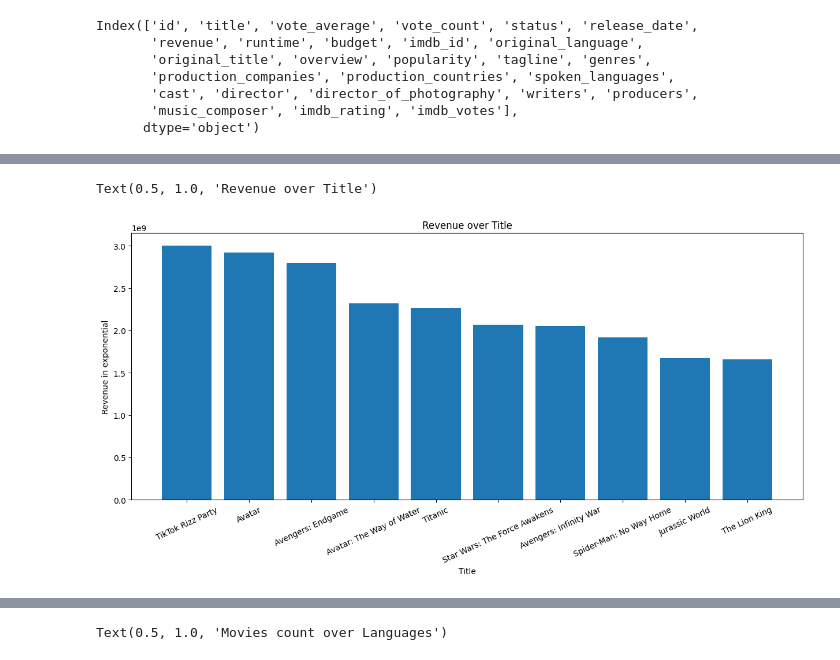
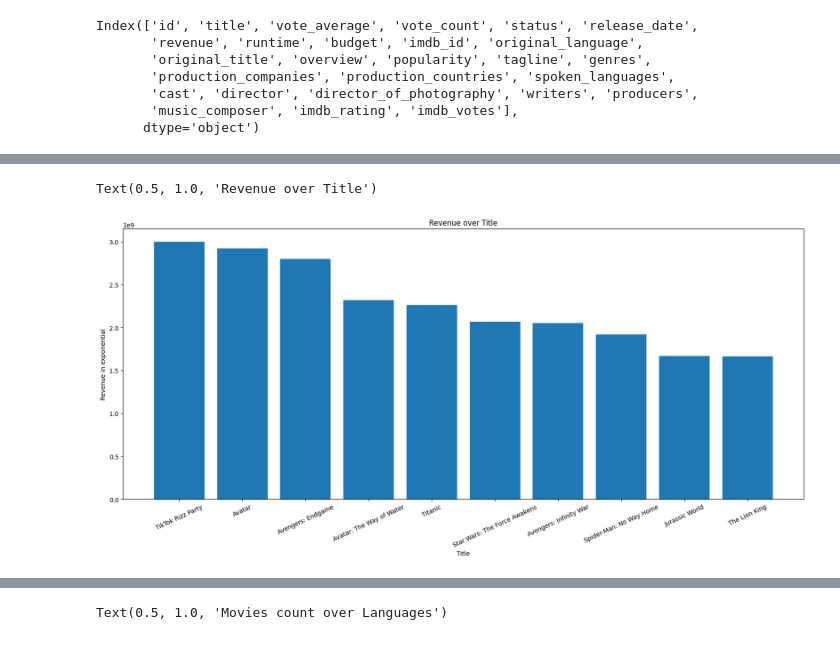
Before and after one commit to Seenuprime/Data-Analytics, a Jupyter notebook: Huge_movies_DataAnalytics.ipynb, the cells around one changed output, grey strips where cells are left out. Saved outputs shown, nothing was run; the diff lists cells and outputs as text; code cells hidden in the pictures.

```diff
--- a/Huge_movies_DataAnalytics.ipynb
+++ b/Huge_movies_DataAnalytics.ipynb
@@ -98,15 +98,15 @@ revenue_title
 # %%
 import matplotlib.pyplot as plt
 
-plt.figure(figsize=(15, 6))
+plt.figure(figsize=(20, 8))
 plt.bar(revenue_title.title, revenue_title.revenue)
 plt.xticks(rotation=25)
 plt.xlabel('Title')
 plt.ylabel('Revenue in exponential')
 plt.title('Revenue over Title')
 # %% [output]
 Text(0.5, 1.0, 'Revenue over Title')
-[figure, old version]
+[figure, new version]
 # %%
 budget_title = df[['title', 'budget', 'revenue']].sort_values(by='budget', ascending=False).head(10)
 budget_title
```
Also changed, not shown: parts of 23 cells of this notebook.
